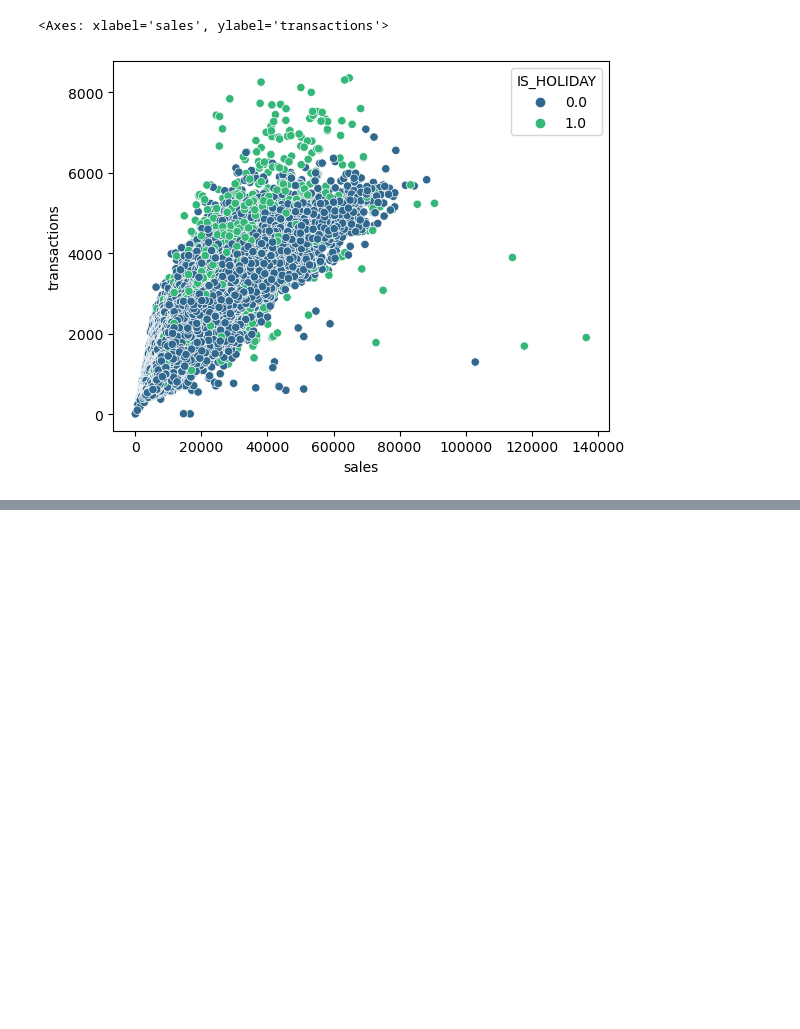
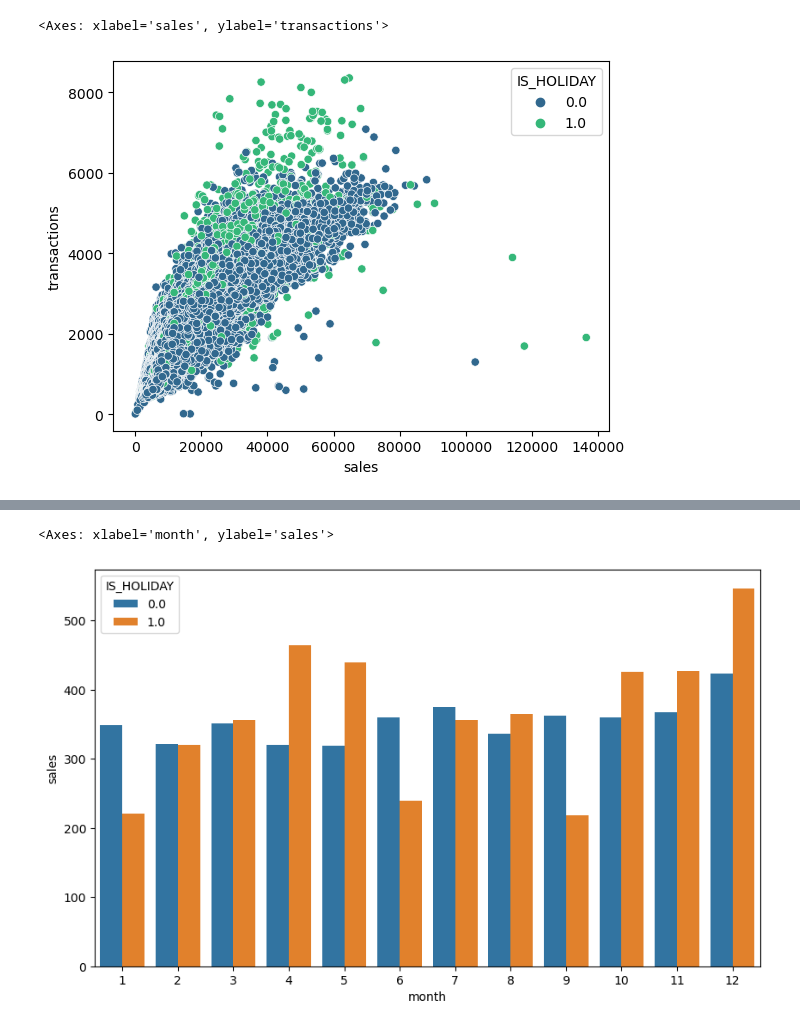
Before and after one commit to divaynagpal/MS422FinalProject, a Jupyter notebook: Flatten_table.ipynb, the cells around one changed output, grey strips where cells are left out. Drawn from its saved outputs; the diff is of its cells as text; code cells hidden in the pictures; blank space fills up the shorter version.

```diff
--- a/Flatten_table.ipynb
+++ b/Flatten_table.ipynb
@@ -249,0 +242,16 @@ train.head()
+# %%
+# Convert 'date' to datetime format
+train['date'] = pd.to_datetime(train['date'])
+
+# Extract month and year
+train['month'] = train['date'].dt.month
+train['year'] = train['date'].dt.year
+# Extract week of the day (Sunday=0, Monday=1, ..., Saturday=6)
+train['week_of_day'] = (train['date'].dt.weekday + 1) % 7
+
+# Extract week of the month (1 to 7 = w1, 8 to 15 = w2, 16 to 23 = w3, 24 to end = w4)
+train['week_of_month'] = (train['date'].dt.day - 1) // 7 + 1
+
+train['week_number'] = train['date'].dt.isocalendar().week
+train['sales'] = pd.to_numeric(train['sales'], errors='coerce')
+train.dropna(subset=['sales'], inplace=True)
@@ -250,2 +267,10 @@ train.head()
 # %%
 train.to_csv('data_dir/wip_data/preprocessed_train_data.csv')
+# %%
+mean_sales_months = train.groupby(['month','IS_HOLIDAY'])['sales'].mean().reset_index()
+# Plotting
+plt.figure(figsize=(10, 6))
+sns.barplot(x='month', y='sales', hue='IS_HOLIDAY', data=mean_sales_months)
+# %% [output]
+<Axes: xlabel='month', ylabel='sales'>
+[figure, added]
```
Also changed, not shown: parts of 7 cells of this notebook.
